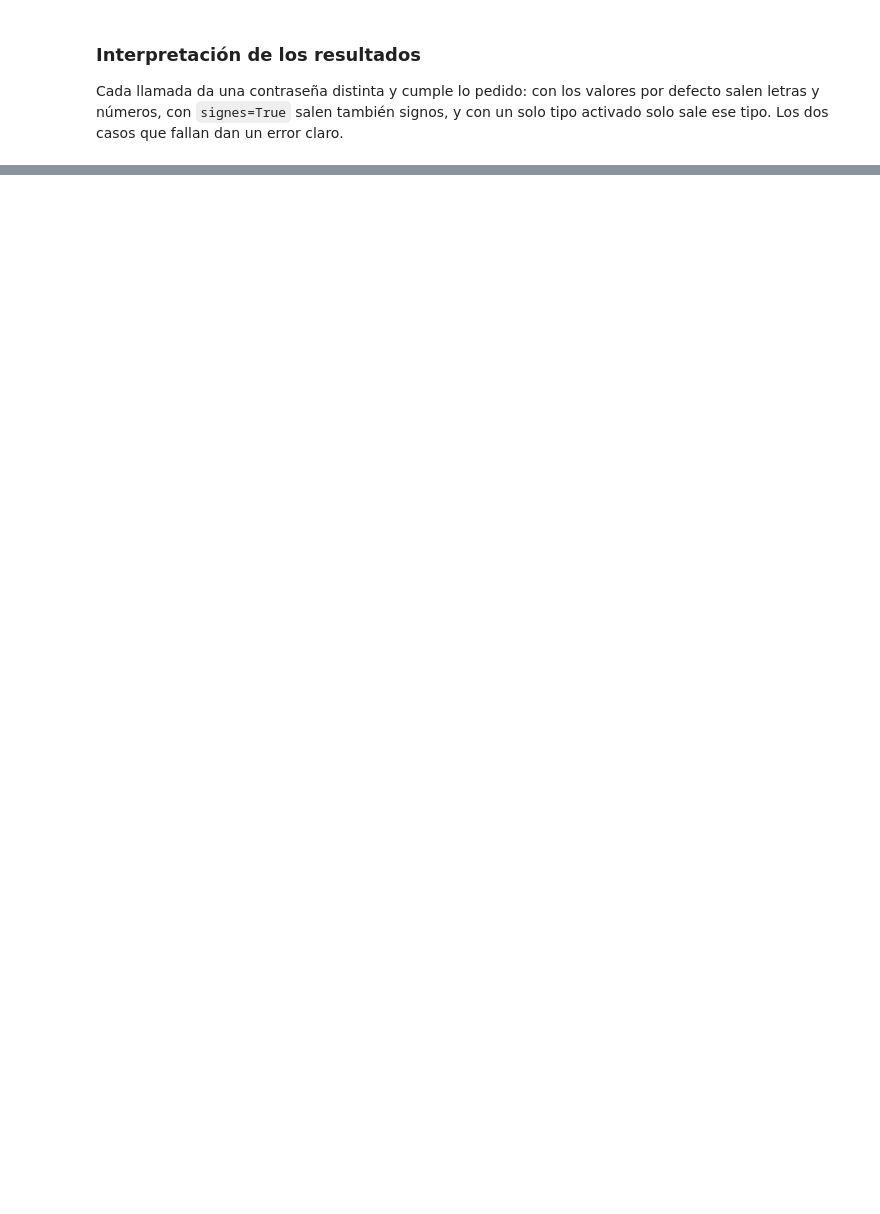
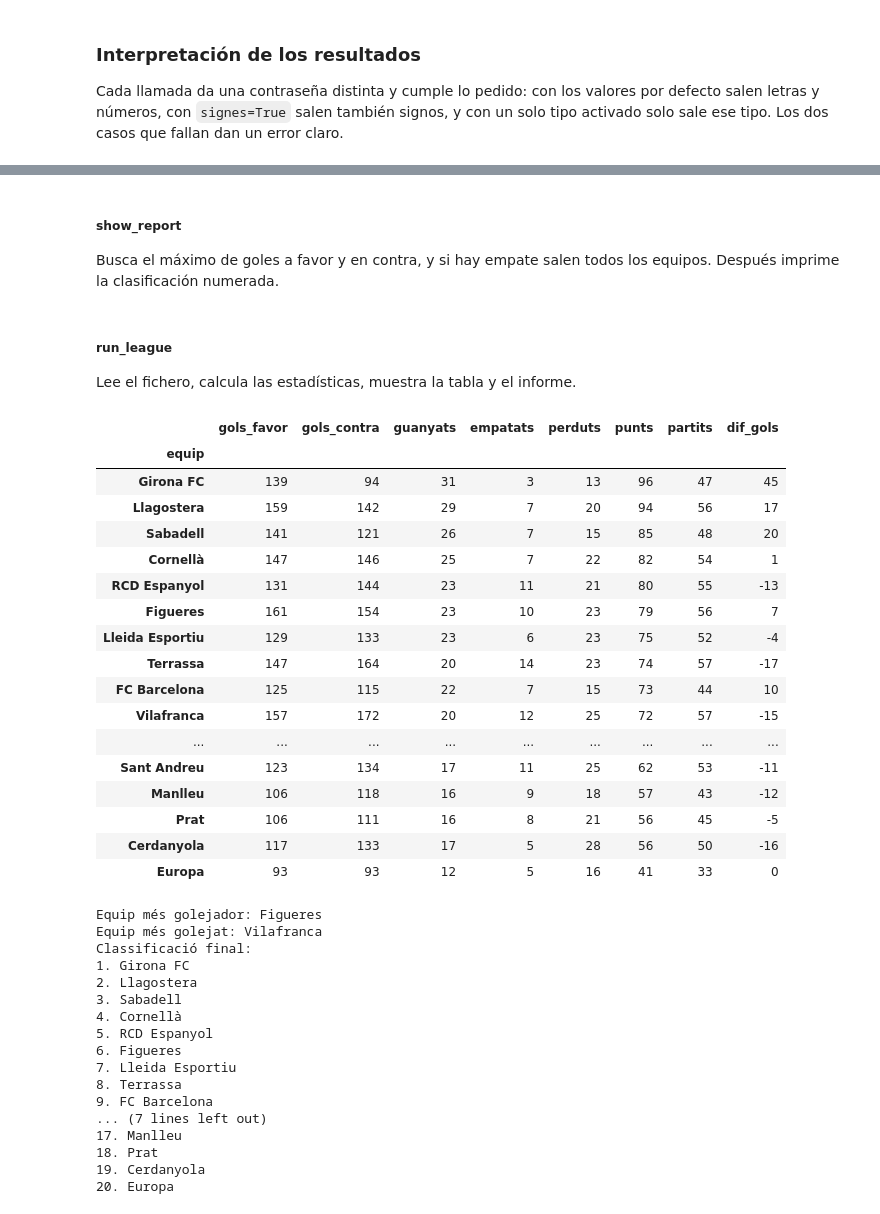
Before and after one commit to chisamitsu/ita-dataanalytics, a Jupyter notebook: s07-python-basico/s07-python-basico.ipynb, the cells around one changed output, grey strips where cells are left out. Cells and saved outputs as stored; diff of their text form; code cells hidden in the pictures; blank space fills up the shorter version.

```diff
--- a/s07-python-basico/s07-python-basico.ipynb
+++ b/s07-python-basico/s07-python-basico.ipynb
@@ -1348,0 +1469,7 @@ Cada llamada da una contraseña distinta y cumple lo pedido: con los valores por
+# %%
+def calculate_stats(matches):
+  stats = {}
+  for local, local_goals, away, away_goals in matches:
+    update_team(stats, local, local_goals, away_goals)
+    update_team(stats, away, away_goals, local_goals)
+  return stats
@@ -1348,0 +1479,64 @@ Cada llamada da una contraseña distinta y cumple lo pedido: con los valores por
+# %%
+def build_table(stats):
+  df = pd.DataFrame.from_dict(stats, orient="index")
+  df.index.name = "equip"
+  return df.sort_values(by=["punts", "dif_gols", "gols_favor"], ascending=False)
+# %% [markdown]
+##### **show_report**
+Busca el máximo de goles a favor y en contra, y si hay empate salen todos los equipos. Después imprime la clasificación numerada.
+# %%
+def show_report(df):
+  print("Equip més golejador:", ", ".join(df[df["gols_favor"] == df["gols_favor"].max()].index))
+  print("Equip més golejat:", ", ".join(df[df["gols_contra"] == df["gols_contra"].max()].index))
+  print("Classificació final:")
+  for position, team in enumerate(df.index, 1):
+    print(f"{position}. {team}")
+# %% [markdown]
+##### **run_league**
+Lee el fichero, calcula las estadísticas, muestra la tabla y el informe.
+# %%
+def run_league(path):
+  matches = read_matches(path)
+  stats = calculate_stats(matches)
+  df = build_table(stats)
+
+  display(df)
+  show_report(df)
+# %%
+run_league(MATCHES_FILE)
+# %% [output]
+|  | gols_favor | gols_contra | guanyats | empatats | perduts | punts | partits | dif_gols |
+| equip |  |  |  |  |  |  |  |  |
+| Girona FC | 139 | 94 | 31 | 3 | 13 | 96 | 47 | 45 |
+| Llagostera | 159 | 142 | 29 | 7 | 20 | 94 | 56 | 17 |
+| Sabadell | 141 | 121 | 26 | 7 | 15 | 85 | 48 | 20 |
+| Cornellà | 147 | 146 | 25 | 7 | 22 | 82 | 54 | 1 |
+| RCD Espanyol | 131 | 144 | 23 | 11 | 21 | 80 | 55 | -13 |
+| Figueres | 161 | 154 | 23 | 10 | 23 | 79 | 56 | 7 |
+| Lleida Esportiu | 129 | 133 | 23 | 6 | 23 | 75 | 52 | -4 |
+| Terrassa | 147 | 164 | 20 | 14 | 23 | 74 | 57 | -17 |
+| FC Barcelona | 125 | 115 | 22 | 7 | 15 | 73 | 44 | 10 |
+| Vilafranca | 157 | 172 | 20 | 12 | 25 | 72 | 57 | -15 |
+| ... | ... | ... | ... | ... | ... | ... | ... | ... |
+| Sant Andreu | 123 | 134 | 17 | 11 | 25 | 62 | 53 | -11 |
+| Manlleu | 106 | 118 | 16 | 9 | 18 | 57 | 43 | -12 |
+| Prat | 106 | 111 | 16 | 8 | 21 | 56 | 45 | -5 |
+| Cerdanyola | 117 | 133 | 17 | 5 | 28 | 56 | 50 | -16 |
+| Europa | 93 | 93 | 12 | 5 | 16 | 41 | 33 | 0 |
+Equip més golejador: Figueres
+Equip més golejat: Vilafranca
+Classificació final:
+1. Girona FC
+2. Llagostera
+3. Sabadell
+4. Cornellà
+5. RCD Espanyol
+6. Figueres
+7. Lleida Esportiu
+8. Terrassa
+9. FC Barcelona
+... (7 lines left out)
+17. Manlleu
+18. Prat
+19. Cerdanyola
+20. Europa
```
Also changed, not shown: parts of 19 cells of this notebook.
